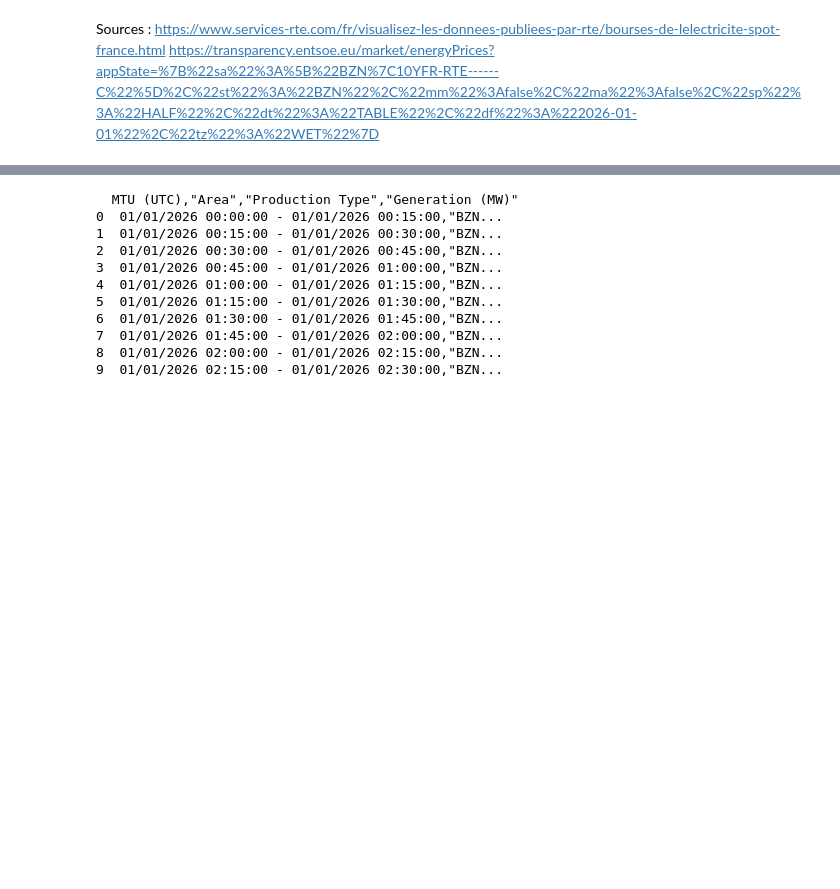
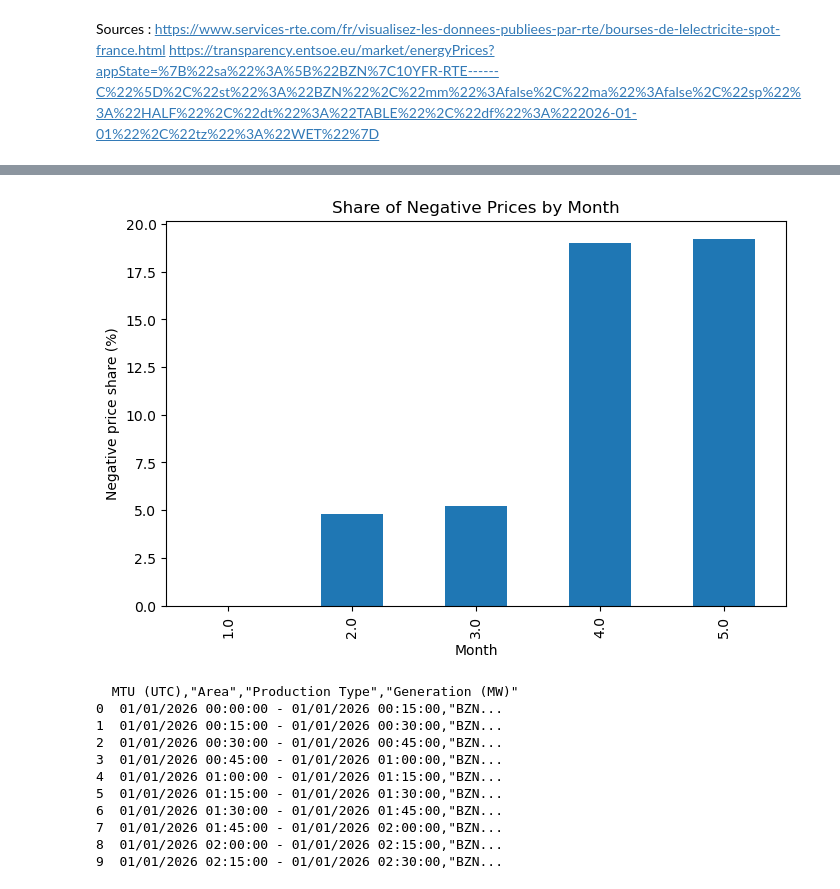
Before and after one commit to morgane120/Group-Project-Python, a Jupyter notebook: DATA CLEANING.ipynb, the cells around one changed output, grey strips where cells are left out. Saved outputs shown, nothing was run; the diff lists cells and outputs as text; code cells hidden in the pictures; blank space fills up the shorter version.

```diff
--- a/DATA CLEANING.ipynb
+++ b/DATA CLEANING.ipynb
@@ -93,3 +150,14 @@ df.head()
+# %%
+#Graph Negative prices by month
+negative_by_month = df.groupby("month")["negative_price"].mean() * 100
+plt.figure(figsize=(8, 5))
+negative_by_month.plot(kind="bar")
+plt.title("Share of Negative Prices by Month")
+plt.xlabel("Month")
+plt.ylabel("Negative price share (%)")
+plt.show()
+# %% [output]
+[figure, added]
 # %%
 df2 = pd.read_csv('Data/raw/FrGen26.csv')
 print(df2.head(10))
```
Also changed, not shown: parts of 49 cells of this notebook, 5 other files.
